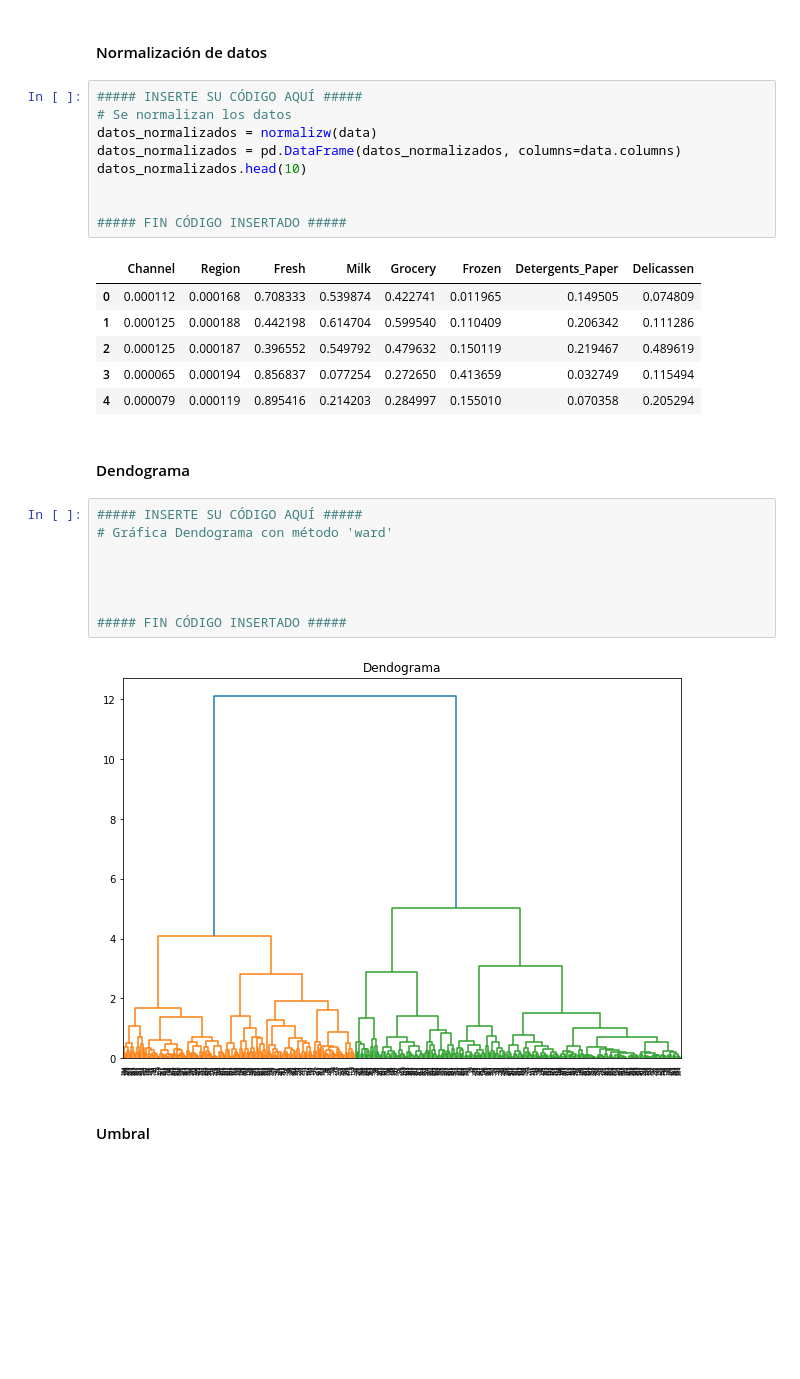
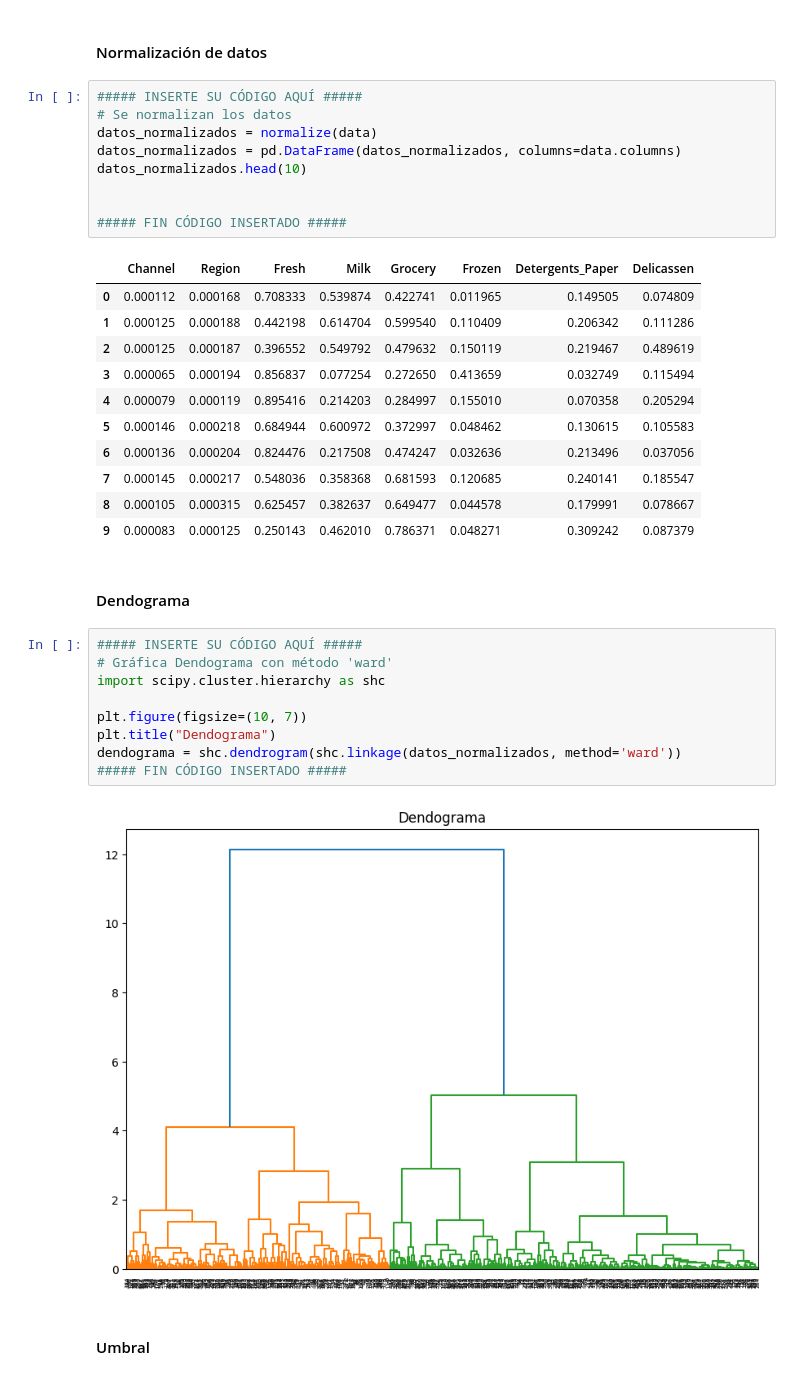
Before and after one commit to brayamrt/DiplomadoPython, a Jupyter notebook: section_06-Agglomerative/Part1/03-agglomerative-student.ipynb, the cells around one changed output. Saved outputs shown, nothing was run; the diff lists cells and outputs as text; blank space fills up the shorter version.

```diff
--- a/section_06-Agglomerative/Part1/03-agglomerative-student.ipynb
+++ b/section_06-Agglomerative/Part1/03-agglomerative-student.ipynb
@@ -32,7 +33,7 @@ data.head()
 # %%
 ##### INSERTE SU CÓDIGO AQUÍ #####
 # Se normalizan los datos
-datos_normalizados = normalizw(data)
+datos_normalizados = normalize(data)
 datos_normalizados = pd.DataFrame(datos_normalizados, columns=data.columns)
 datos_normalizados.head(10)
 
@@ -45,18 +46,24 @@ datos_normalizados.head(10)
 | 2 | 0.000125 | 0.000187 | 0.396552 | 0.549792 | 0.479632 | 0.150119 | 0.219467 | 0.489619 |
 | 3 | 0.000065 | 0.000194 | 0.856837 | 0.077254 | 0.272650 | 0.413659 | 0.032749 | 0.115494 |
 | 4 | 0.000079 | 0.000119 | 0.895416 | 0.214203 | 0.284997 | 0.155010 | 0.070358 | 0.205294 |
+| 5 | 0.000146 | 0.000218 | 0.684944 | 0.600972 | 0.372997 | 0.048462 | 0.130615 | 0.105583 |
+| 6 | 0.000136 | 0.000204 | 0.824476 | 0.217508 | 0.474247 | 0.032636 | 0.213496 | 0.037056 |
+| 7 | 0.000145 | 0.000217 | 0.548036 | 0.358368 | 0.681593 | 0.120685 | 0.240141 | 0.185547 |
+| 8 | 0.000105 | 0.000315 | 0.625457 | 0.382637 | 0.649477 | 0.044578 | 0.179991 | 0.078667 |
+| 9 | 0.000083 | 0.000125 | 0.250143 | 0.462010 | 0.786371 | 0.048271 | 0.309242 | 0.087379 |
 # %% [markdown]
 #### Dendograma
 # %%
 ##### INSERTE SU CÓDIGO AQUÍ #####
 # Gráfica Dendograma con método 'ward'
+import scipy.cluster.hierarchy as shc
 
-
-
-
+plt.figure(figsize=(10, 7))
+plt.title("Dendograma")
+dendograma = shc.dendrogram(shc.linkage(datos_normalizados, method='ward'))
 ##### FIN CÓDIGO INSERTADO #####
 # %% [output]
-[figure, old version]
+[figure, new version]
 # %% [markdown]
 #### Umbral
 # %%
```
Also changed, not shown: parts of 4 cells of this notebook.
